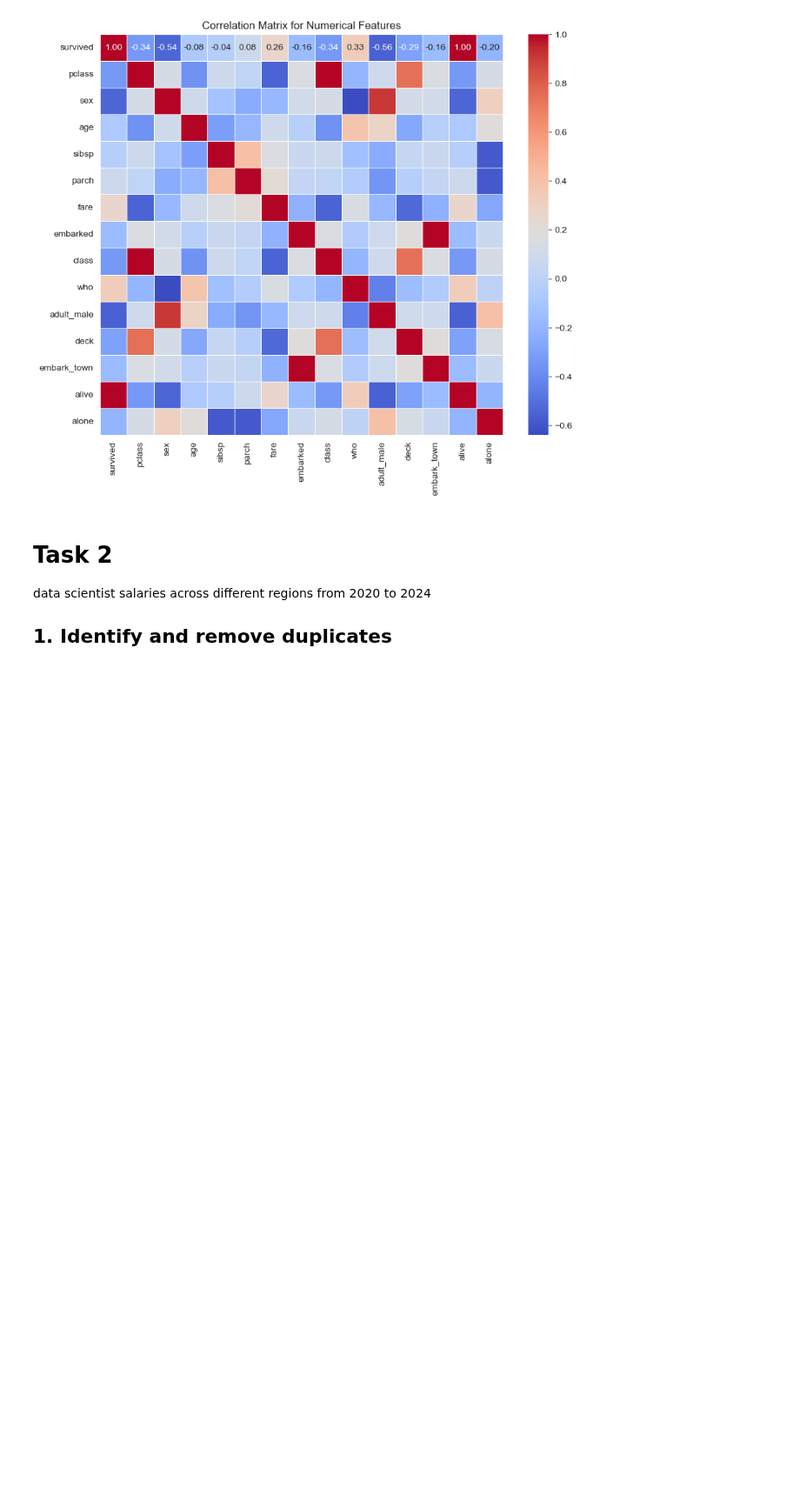
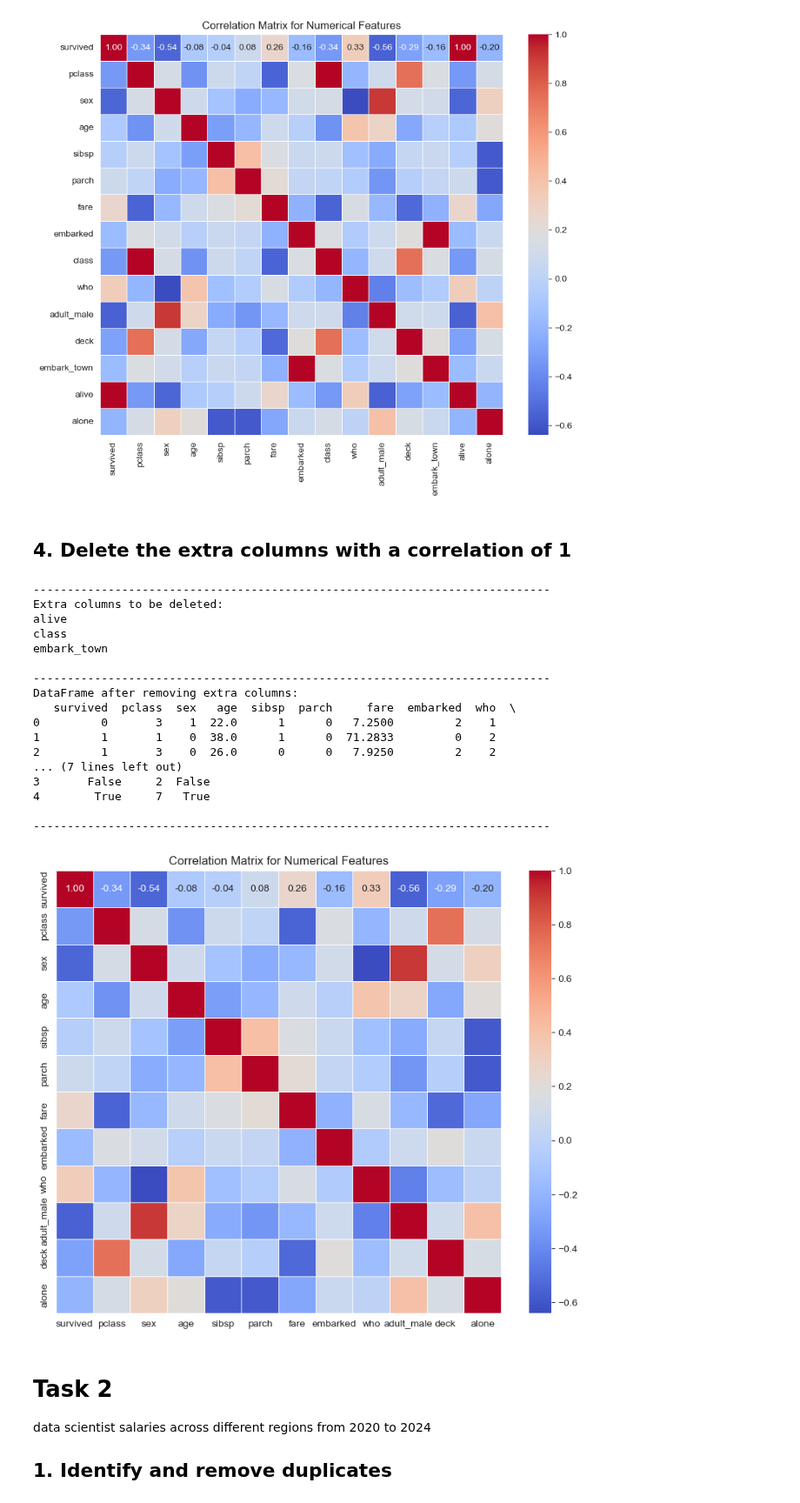
Before and after one commit to amirZZZkiller/DS-Course-Projects, a Jupyter notebook: CA2/Akbari_Azad_Baghestani_JamaliDS4022_CA2.ipynb, the cells around one changed output. Shown at 87% size. Saved outputs shown, nothing was run; the diff lists cells and outputs as text; code cells hidden in the pictures; blank space fills up the shorter version.

```diff
--- a/CA2/Akbari_Azad_Baghestani_JamaliDS4022_CA2.ipynb
+++ b/CA2/Akbari_Azad_Baghestani_JamaliDS4022_CA2.ipynb
@@ -127,6 +128,9 @@ who             object
 # %% [markdown]
 ## 3. Heatmap of the correlation matrix for numerical features
 # %%
+# Identify numerical columns
+numerical_columns = df.select_dtypes(exclude=['object']).columns
+
 # Compute the correlation matrix
 correlation_matrix = df[numerical_columns].corr()
 
@@ -137,6 +141,63 @@ plt.title('Correlation Matrix for Numerical Features')
 plt.show()
 # %% [output]
 [figure]
+# %% [markdown]
+## 4. Delete the extra columns with a correlation of 1
+# %%
+# Get indices of upper triangle of correlation matrix
+upper_triangle_indices = np.where(~np.tril(np.ones(correlation_matrix.shape)).astype(np.bool_))
+
+# Find columns with correlation 1 that are not on the main diagonal
+extra_columns = []
+for i, j in zip(upper_triangle_indices[0], upper_triangle_indices[1]):
+    if i != j and correlation_matrix.iloc[i, j] == 1:
+        extra_columns.append(correlation_matrix.columns[j])
+
+# Print extra columns
+print("----------------------------------------------------------------------------")
+print("Extra columns to be deleted:")
+for column in extra_columns:
+    print(column)
+
+# Drop extra columns
+df.drop(extra_columns, axis=1, inplace=True)
+
+# Show the first few rows (default: 5 rows) of the modified DataFrame
+print("\n----------------------------------------------------------------------------")
+print("DataFrame after removing extra columns:")
+print(df.head())
+
+# Identify numerical columns
+numerical_columns = df.select_dtypes(exclude=['object']).columns
+
+# Compute the correlation matrix
+correlation_matrix = df[numerical_columns].corr()
+
+# Generate heatmap
+plt.figure(figsize=(10, 8))
+sns.heatmap(correlation_matrix, annot=True, cmap='coolwarm', fmt=".2f", linewidths=0.5)
+print("\n----------------------------------------------------------------------------")
+plt.title('Correlation Matrix for Numerical Features')
+plt.show()
+# %% [output]
+----------------------------------------------------------------------------
+Extra columns to be deleted:
+alive
+class
+embark_town
+
+----------------------------------------------------------------------------
+DataFrame after removing extra columns:
+   survived  pclass  sex   age  sibsp  parch     fare  embarked  who  \
+0         0       3    1  22.0      1      0   7.2500         2    1
+1         1       1    0  38.0      1      0  71.2833         0    2
+2         1       3    0  26.0      0      0   7.9250         2    2
+... (7 lines left out)
+3       False     2  False
+4        True     7   True
+
+----------------------------------------------------------------------------
+[figure, added]
 # %% [markdown]
 # Task 2
 data scientist salaries across different regions from 2020 to 2024
```
Also changed, not shown: parts of 1 cell of this notebook.
